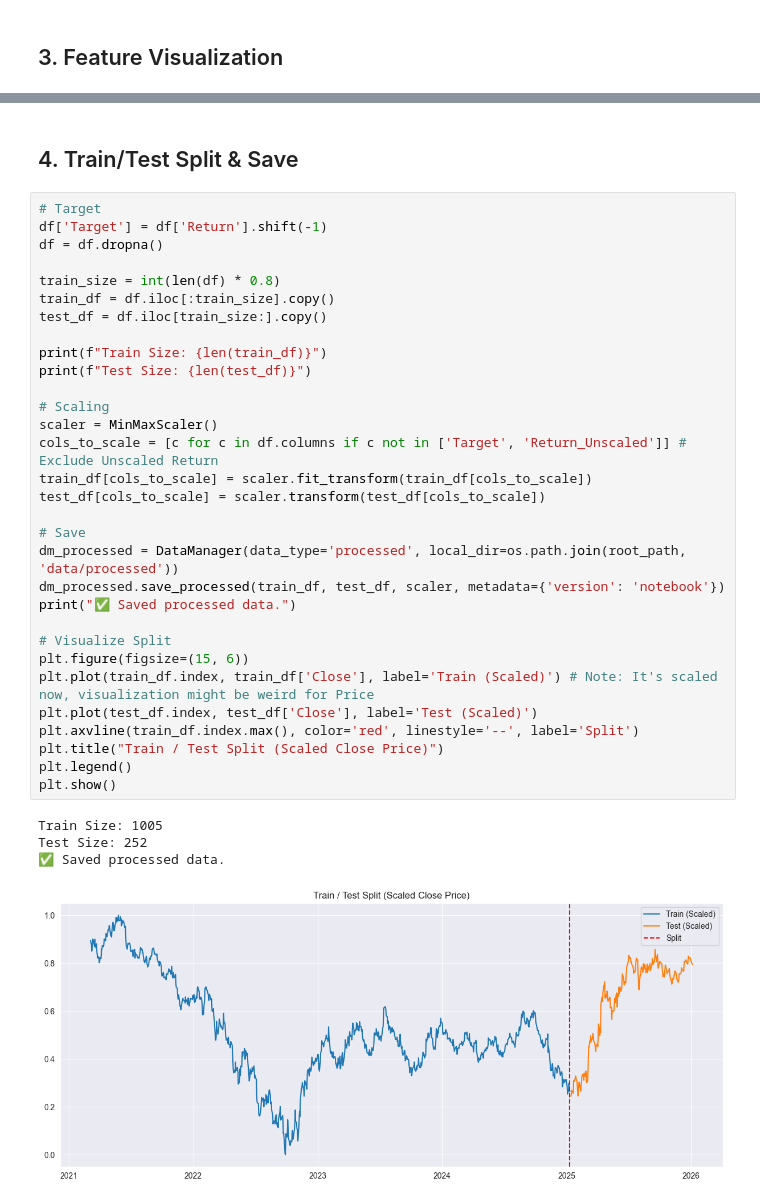
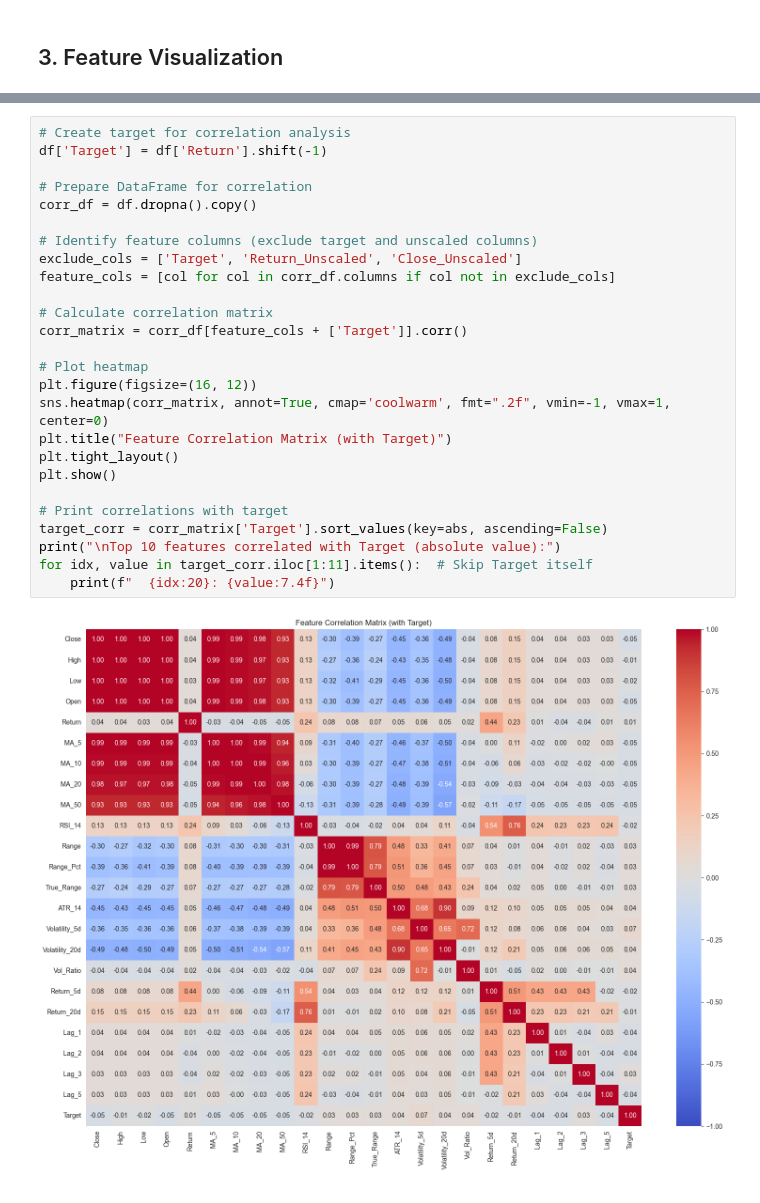
Before and after one commit to GFiaMon/eurusd-mlops-pipeline, a Jupyter notebook: notebooks/02_preprocess.ipynb, the cells around one changed output, grey strips where cells are left out. Drawn from its saved outputs; the diff is of its cells as text.

Commit message:
Update: Notebooks / model development/improvement

```diff
--- a/notebooks/02_preprocess.ipynb
+++ b/notebooks/02_preprocess.ipynb
@@ -221,38 +356,28 @@ df = df.drop(columns=['Target_NextReturn'])
-# %% [markdown]
-## 4. Train/Test Split & Save
-# %%
-# Target
-df['Target'] = df['Return'].shift(-1)
-df = df.dropna()
-
-train_size = int(len(df) * 0.8)
-train_df = df.iloc[:train_size].copy()
-test_df = df.iloc[train_size:].copy()
-
-print(f"Train Size: {len(train_df)}")
-print(f"Test Size: {len(test_df)}")
-
-# Scaling
-scaler = MinMaxScaler()
-cols_to_scale = [c for c in df.columns if c not in ['Target', 'Return_Unscaled']] # Exclude Unscaled Return
-train_df[cols_to_scale] = scaler.fit_transform(train_df[cols_to_scale])
-test_df[cols_to_scale] = scaler.transform(test_df[cols_to_scale])
-
-# Save
-dm_processed = DataManager(data_type='processed', local_dir=os.path.join(root_path, 'data/processed'))
-dm_processed.save_processed(train_df, test_df, scaler, metadata={'version': 'notebook'})
-print("✅ Saved processed data.")
-
-# Visualize Split
-plt.figure(figsize=(15, 6))
-plt.plot(train_df.index, train_df['Close'], label='Train (Scaled)') # Note: It's scaled now, visualization might be weird for Price
-plt.plot(test_df.index, test_df['Close'], label='Test (Scaled)')
-plt.axvline(train_df.index.max(), color='red', linestyle='--', label='Split')
-plt.title("Train / Test Split (Scaled Close Price)")
-plt.legend()
-plt.show()
-# %% [output]
-Train Size: 1005
-Test Size: 252
-✅ Saved processed data.
-[figure, removed]
+# %%
+# Create target for correlation analysis
+df['Target'] = df['Return'].shift(-1)
+
+# Prepare DataFrame for correlation
+corr_df = df.dropna().copy()
+
+# Identify feature columns (exclude target and unscaled columns)
+exclude_cols = ['Target', 'Return_Unscaled', 'Close_Unscaled']
+feature_cols = [col for col in corr_df.columns if col not in exclude_cols]
+
+# Calculate correlation matrix
+corr_matrix = corr_df[feature_cols + ['Target']].corr()
+
+# Plot heatmap
+plt.figure(figsize=(16, 12))
+sns.heatmap(corr_matrix, annot=True, cmap='coolwarm', fmt=".2f", vmin=-1, vmax=1, center=0)
+plt.title("Feature Correlation Matrix (with Target)")
+plt.tight_layout()
+plt.show()
+
+# Print correlations with target
+target_corr = corr_matrix['Target'].sort_values(key=abs, ascending=False)
+print("\nTop 10 features correlated with Target (absolute value):")
+for idx, value in target_corr.iloc[1:11].items():  # Skip Target itself
+    print(f"  {idx:20}: {value:7.4f}")
+# %% [output]
+[figure, added]
```
Also changed, not shown: parts of 32 cells of this notebook, 20 other files.
